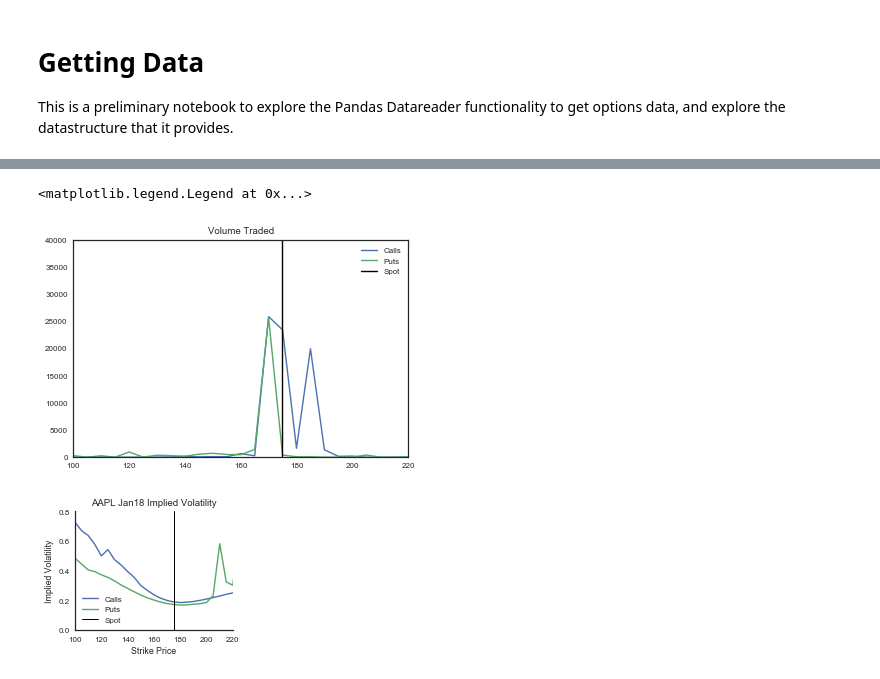
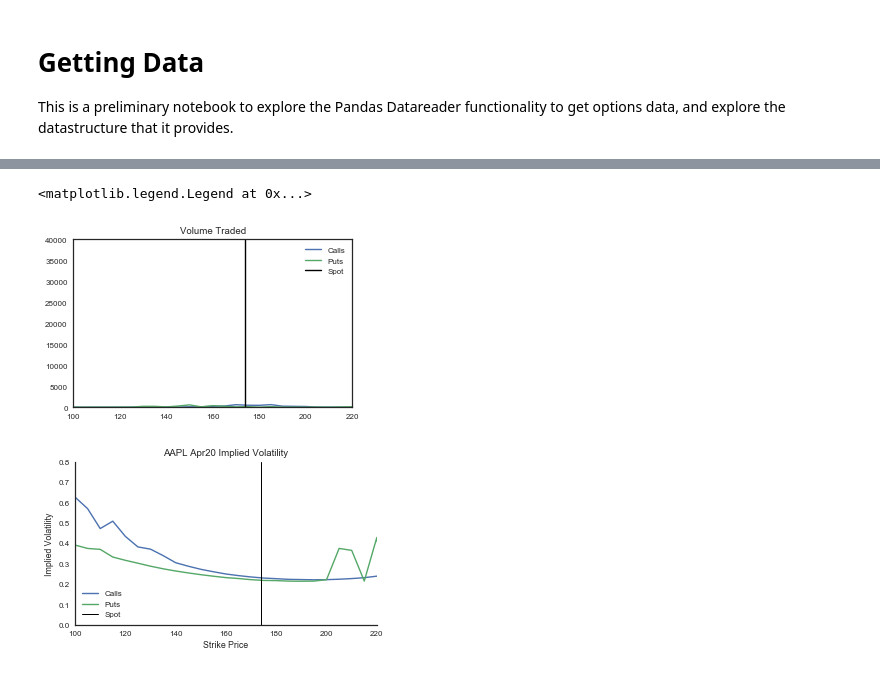
Before and after one commit to frtennis1/am205-options, a Jupyter notebook: 2017-11-20_FR_Getting Data.ipynb, the cells around one changed output, grey strips where cells are left out. Drawn from its saved outputs; the diff is of its cells as text; code cells hidden in the pictures.

Commit message:
Update report figures.

```diff
--- a/2017-11-20_FR_Getting Data.ipynb
+++ b/2017-11-20_FR_Getting Data.ipynb
@@ -12,6 +12,8 @@ sns.set_style('white')
 sns.set_context('paper')
 
 %matplotlib inline
+# %%
+plt.rcParams['figure.figsize'] = (5,5/1.618)
 # %%
 aapl = Options('aapl', 'yahoo')
 # %%
@@ -34,5 +35,5 @@ aapl.expiry_dates
 # %%
 data = aapl.get_all_data()
 # %%
-jan_options = data.loc[(slice(None), '2018-01-19', slice(None)),:]
+feb_options = data.loc[(slice(None), '2018-04-20', slice(None)),:]
 # %%
@@ -59,31 +60,29 @@ jan_options[jan_options.Vol > 100]
 # %%
-jan_calls = jan_options.loc[(slice(None), slice(None), 'call'), :]
-jan_puts = jan_options.loc[(slice(None), slice(None), 'put'), :]
+feb_calls = feb_options.loc[(slice(None), slice(None), 'call'), :]
+feb_puts = feb_options.loc[(slice(None), slice(None), 'put'), :]
 
-plt.plot(jan_calls.index.get_level_values('Strike'),
-    jan_calls.loc[(slice(None), slice(None), 'call'), :].Vol,
+plt.plot(feb_calls.index.get_level_values('Strike'),
+    feb_calls.loc[(slice(None), slice(None), 'call'), :].Vol,
         label='Calls')
-plt.plot(jan_puts.index.get_level_values('Strike'),
-    jan_puts.loc[(slice(None), slice(None), 'put'), :].Vol,
+plt.plot(feb_puts.index.get_level_values('Strike'),
+    feb_puts.loc[(slice(None), slice(None), 'put'), :].Vol,
         label='Puts')
 plt.title('Volume Traded')
 plt.xlim((100,220))
 plt.ylim((0,40000))
 plt.axvline(aapl.underlying_price, c='k', label='Spot')
 plt.legend()
 # %% [output]
 <matplotlib.legend.Legend at 0x...>
-[figure, old version]
+[figure, new version]
 # %%
-plt.figure(figsize=(3,4/1.618))
-
-plt.plot(jan_calls.index.get_level_values('Strike'),
-    jan_calls.loc[(slice(None), slice(None), 'call'), :].IV,
+plt.plot(feb_calls.index.get_level_values('Strike'),
+    feb_calls.loc[(slice(None), slice(None), 'call'), :].IV,
         label='Calls')
-plt.plot(jan_puts.index.get_level_values('Strike'),
-    jan_puts.loc[(slice(None), slice(None), 'put'), :].IV,
+plt.plot(feb_puts.index.get_level_values('Strike'),
+    feb_puts.loc[(slice(None), slice(None), 'put'), :].IV,
         label='Puts')
-plt.title('AAPL Jan18 Implied Volatility')
+plt.title('AAPL Apr20 Implied Volatility')
 plt.ylabel('Implied Volatility')
 plt.xlabel('Strike Price')
 plt.xlim((100,220))
@@ -94,4 +93,4 @@ plt.legend()
 plt.tight_layout()
 plt.savefig('report/figs/aapliv.eps')
 # %% [output]
-[figure, old version]
+[figure, new version]
```
Also changed, not shown: parts of 2 cells of this notebook, 6 other files.
